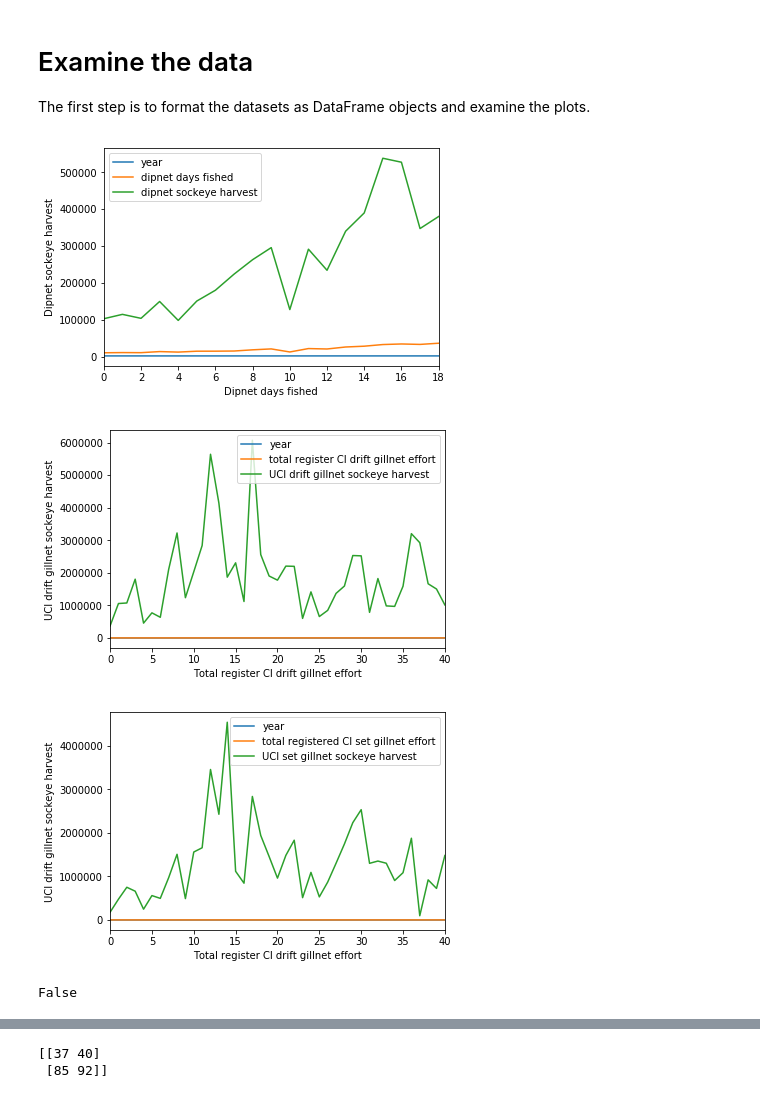
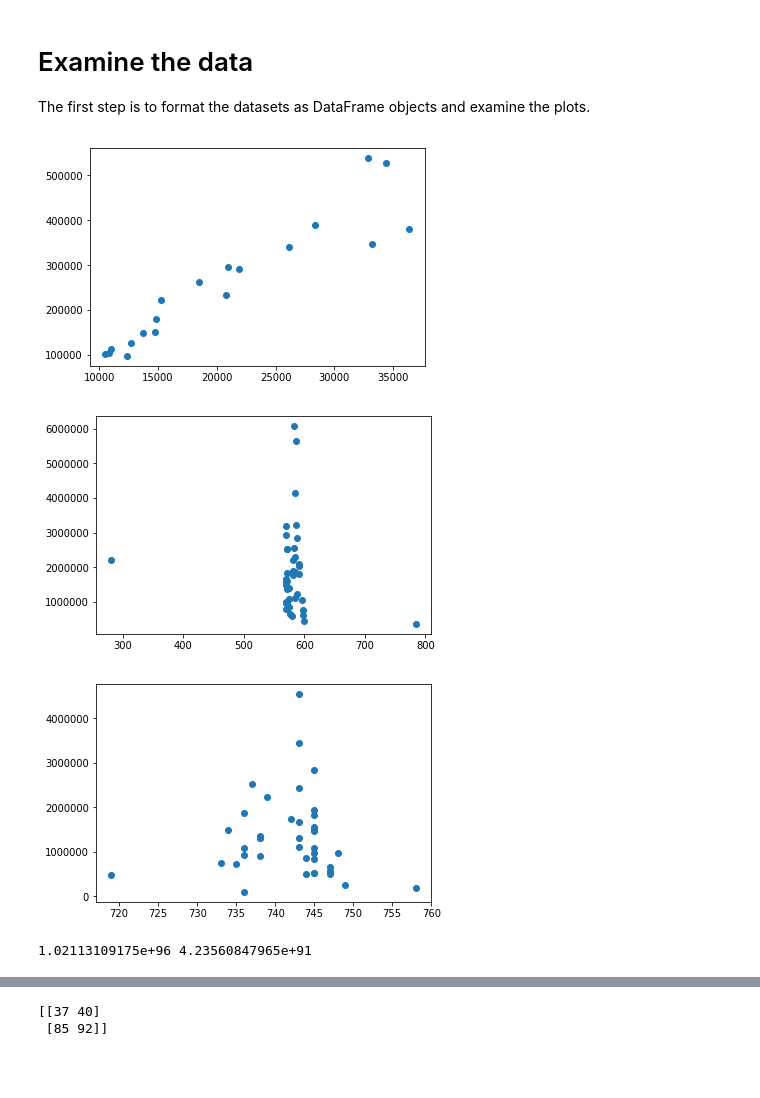
Before and after one commit to NguyenDa18/MachineLearning_HW1, a Jupyter notebook: HW1_pt1_fishery.ipynb, the cells around one changed output, grey strips where cells are left out. Saved outputs shown, nothing was run; the diff lists cells and outputs as text; code cells hidden in the pictures; blank space fills up the shorter version.

Commit message:
Added scatter plots and new functions

```diff
--- a/HW1_pt1_fishery.ipynb
+++ b/HW1_pt1_fishery.ipynb
@@ -7,31 +28,68 @@ The first step is to format the datasets as DataFrame objects and examine the pl
 # %%
 import pandas as pd
 import matplotlib.pyplot as plt
 import numpy as np
+from sklearn.metrics import r2_score
+
+batch_sizes = [1,5,10,15,20]
 
 dip_df = pd.read_csv("dip-har-eff.csv")
 drift_df = pd.read_csv("drift-har-eff.csv")
 set_df = pd.read_csv("set-har-eff.csv")
 
-dip_df.plot()
-plt.xlabel('Dipnet days fished')
-plt.ylabel('Dipnet sockeye harvest')
+# dip_df.plot()
+# plt.xlabel('Dipnet days fished')
+# plt.ylabel('Dipnet sockeye harvest')
 
-drift_df.plot()
-plt.xlabel('Total register CI drift gillnet effort')
-plt.ylabel('UCI drift gillnet sockeye harvest')
+# drift_df.plot()
+# plt.xlabel('Total register CI drift gillnet effort')
+# plt.ylabel('UCI drift gillnet sockeye harvest')
 
-set_df.plot()
-plt.xlabel('Total register CI drift gillnet effort')
-plt.ylabel('UCI drift gillnet sockeye harvest')
+# set_df.plot()
+# plt.xlabel('Total register CI drift gillnet effort')
+# plt.ylabel('UCI drift gillnet sockeye harvest')
+
+
+dip_X = dip_df.iloc[:,1]
+dip_Y = dip_df.iloc[:,2]
+plt.scatter(dip_X, dip_Y)
+
+plt.show()
+
+drift_X = drift_df.iloc[:,1]
+drift_Y = drift_df.iloc[:,2]
+plt.scatter(drift_X, drift_Y)
+
+plt.show()
+
+set_X = set_df.iloc[:,1]
+set_Y = set_df.iloc[:,2]
+plt.scatter(set_X, set_Y)
+plt.show()
+
 
 # Show the graphs
 plt.show()
 # %% [output]
-[figure, old version]
+[figure, new version]
-[figure, old version]
+[figure, new version]
-[figure, old version]
+[figure, new version]
-# %%
-print(pd.DataFrame.equals(dip_df, drift_df))
-# %% [output]
-False
+# %%
+# Build the model
+m = 0
+c = 0
+learning_rate = 0.0001
+
+epochs = 20
+
+n = float(len(dip_X))
+
+for i in range(len(dip_X)):
+    Y_pred = m*dip_X + c
+    D_m = (-2/n) * sum(dip_X * (dip_Y - Y_pred))
+    D_c = (-2/n) * sum(dip_Y - Y_pred)
+    m = m - learning_rate * D_m
+    c = c - learning_rate * D_c
+print(m, c)
+# %% [output]
+1.02113109175e+96 4.23560847965e+91
```
Also changed, not shown: parts of 6 cells of this notebook, 2 other files.
